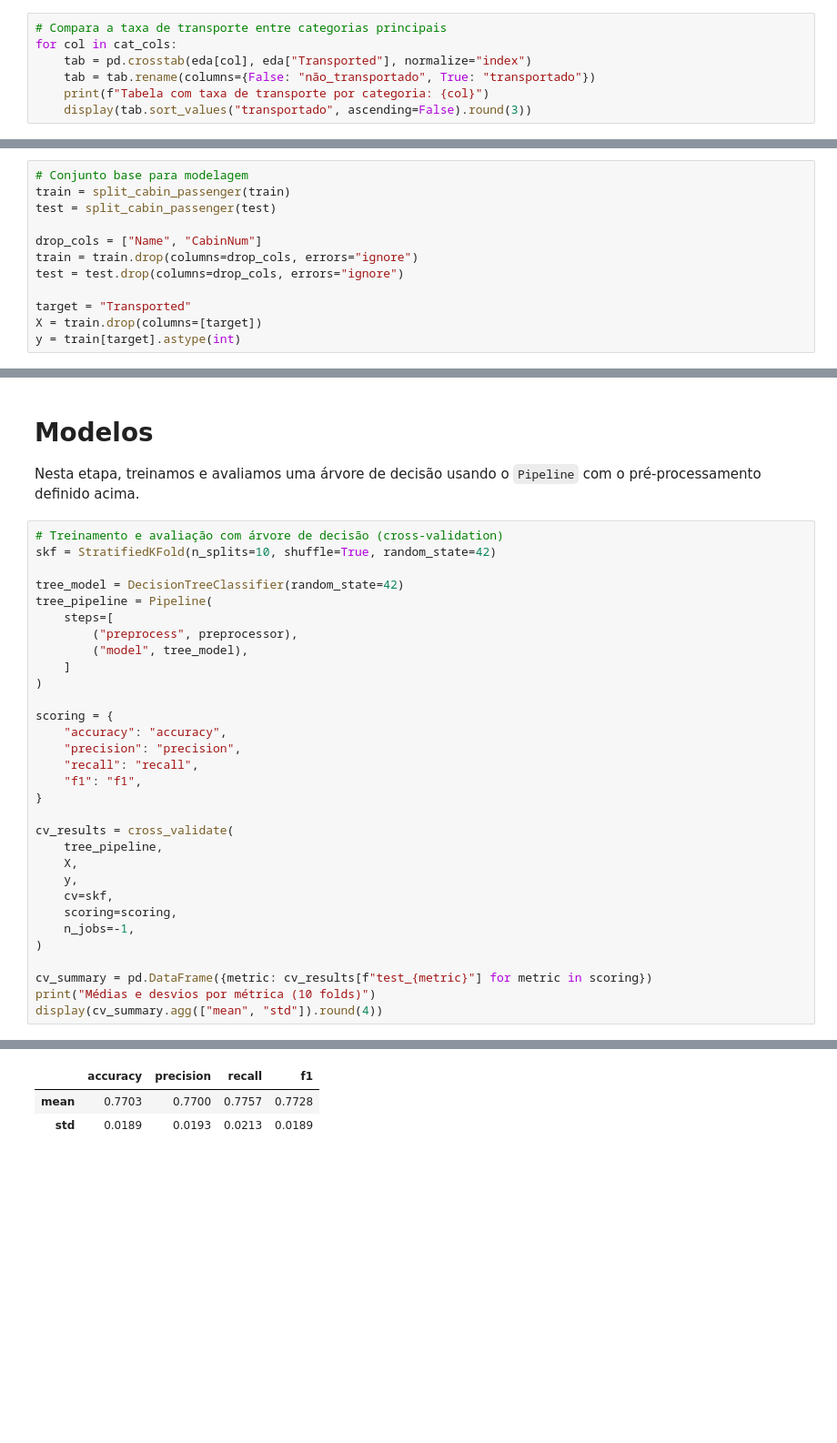
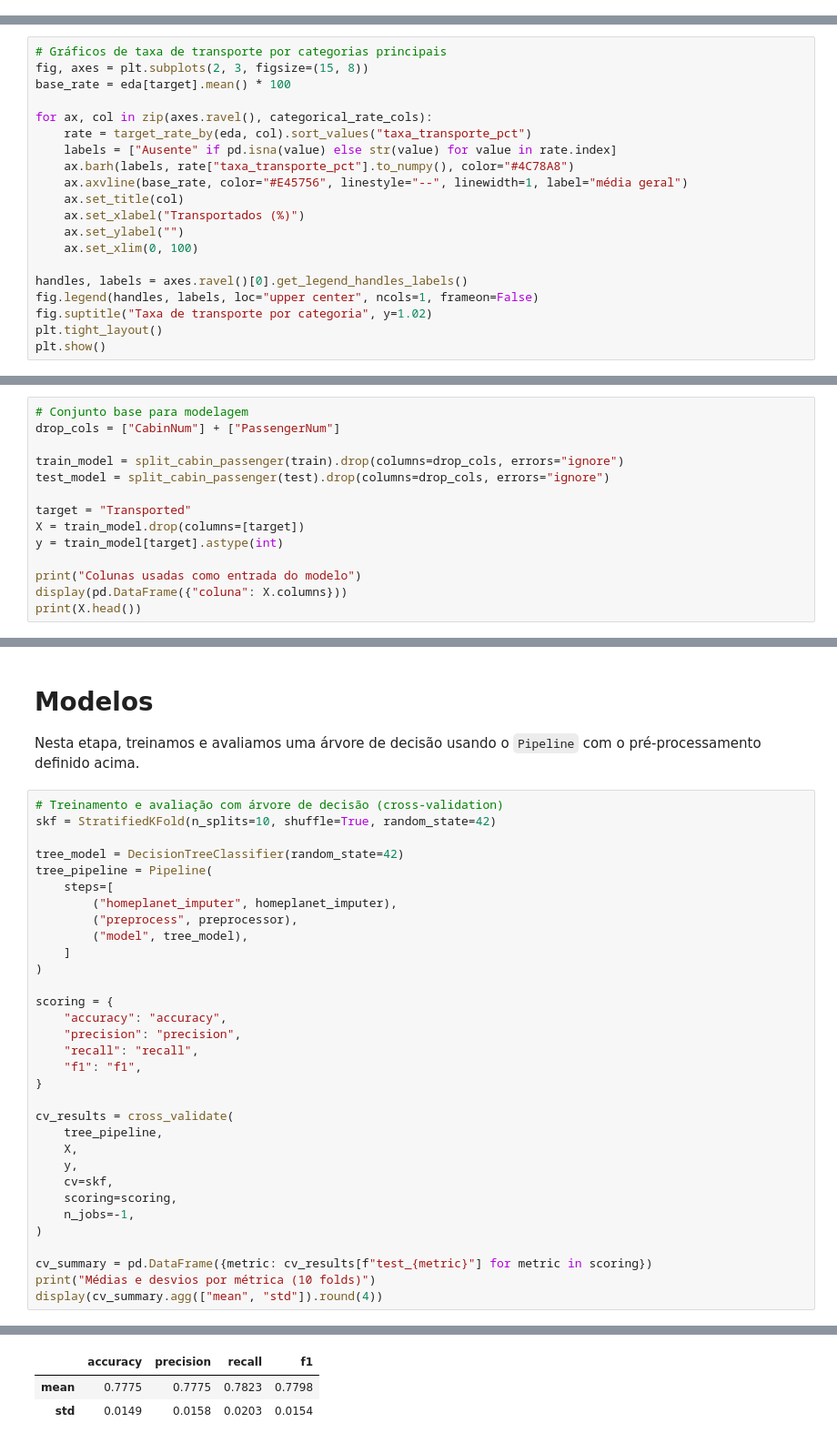
Before and after one commit to gabrafo/MineracaoDeDados, a Jupyter notebook: notebook.ipynb, the cells around one changed output, grey strips where cells are left out. Shown at 91% size. Cells and saved outputs as stored; diff of their text form; blank space fills up the shorter version.

Commit message:
feat: updated eda section + refactoring homeplanet imputer

```diff
--- a/notebook.ipynb
+++ b/notebook.ipynb
@@ -299,7 +97,0 @@ Name: n_homeplanet, dtype: int64
-# %%
-# Compara a taxa de transporte entre categorias principais
-for col in cat_cols:
-    tab = pd.crosstab(eda[col], eda["Transported"], normalize="index")
-    tab = tab.rename(columns={False: "não_transportado", True: "transportado"})
-    print(f"Tabela com taxa de transporte por categoria: {col}")
-    display(tab.sort_values("transportado", ascending=False).round(3))
@@ -672,0 +412,20 @@ A partir das tabelas e gráficos da EDA, os principais aprendizados são:
+# %%
+# Gráficos de taxa de transporte por categorias principais
+fig, axes = plt.subplots(2, 3, figsize=(15, 8))
+base_rate = eda[target].mean() * 100
+
+for ax, col in zip(axes.ravel(), categorical_rate_cols):
+    rate = target_rate_by(eda, col).sort_values("taxa_transporte_pct")
+    labels = ["Ausente" if pd.isna(value) else str(value) for value in rate.index]
+    ax.barh(labels, rate["taxa_transporte_pct"].to_numpy(), color="#4C78A8")
+    ax.axvline(base_rate, color="#E45756", linestyle="--", linewidth=1, label="média geral")
+    ax.set_title(col)
+    ax.set_xlabel("Transportados (%)")
+    ax.set_ylabel("")
+    ax.set_xlim(0, 100)
+
+handles, labels = axes.ravel()[0].get_legend_handles_labels()
+fig.legend(handles, labels, loc="upper center", ncols=1, frameon=False)
+fig.suptitle("Taxa de transporte por categoria", y=1.02)
+plt.tight_layout()
+plt.show()
@@ -681,12 +958,14 @@ Todo o ajuste é feito apenas no treino, evitando data-leak ao transformar o con
 # %%
 # Conjunto base para modelagem
-train = split_cabin_passenger(train)
-test = split_cabin_passenger(test)
+drop_cols = ["CabinNum"] + ["PassengerNum"]
 
-drop_cols = ["Name", "CabinNum"]
-train = train.drop(columns=drop_cols, errors="ignore")
-test = test.drop(columns=drop_cols, errors="ignore")
+train_model = split_cabin_passenger(train).drop(columns=drop_cols, errors="ignore")
+test_model = split_cabin_passenger(test).drop(columns=drop_cols, errors="ignore")
 
 target = "Transported"
-X = train.drop(columns=[target])
-y = train[target].astype(int)
+X = train_model.drop(columns=[target])
+y = train_model[target].astype(int)
+
+print("Colunas usadas como entrada do modelo")
+display(pd.DataFrame({"coluna": X.columns}))
+print(X.head())
@@ -757,35 +1217,36 @@ skf = StratifiedKFold(n_splits=10, shuffle=True, random_state=42)
 tree_model = DecisionTreeClassifier(random_state=42)
 tree_pipeline = Pipeline(
     steps=[
+        ("homeplanet_imputer", homeplanet_imputer),
         ("preprocess", preprocessor),
         ("model", tree_model),
     ]
 )
 
 scoring = {
     "accuracy": "accuracy",
     "precision": "precision",
     "recall": "recall",
     "f1": "f1",
 }
 
 cv_results = cross_validate(
     tree_pipeline,
     X,
     y,
     cv=skf,
     scoring=scoring,
     n_jobs=-1,
 )
 
 cv_summary = pd.DataFrame({metric: cv_results[f"test_{metric}"] for metric in scoring})
 print("Médias e desvios por métrica (10 folds)")
 display(cv_summary.agg(["mean", "std"]).round(4))
 # %% [output]
 Médias e desvios por métrica (10 folds)
 |  | accuracy | precision | recall | f1 |
-| mean | 0.7703 | 0.7700 | 0.7757 | 0.7728 |
-| std | 0.0189 | 0.0193 | 0.0213 | 0.0189 |
+| mean | 0.7775 | 0.7775 | 0.7823 | 0.7798 |
+| std | 0.0149 | 0.0158 | 0.0203 | 0.0154 |
 # %%
 # Treinamento final no treino completo e previsoes no teste (sem rotulos)
 final_pipeline = Pipeline(
```
Also changed, not shown: parts of 62 cells of this notebook, 1 other file.
